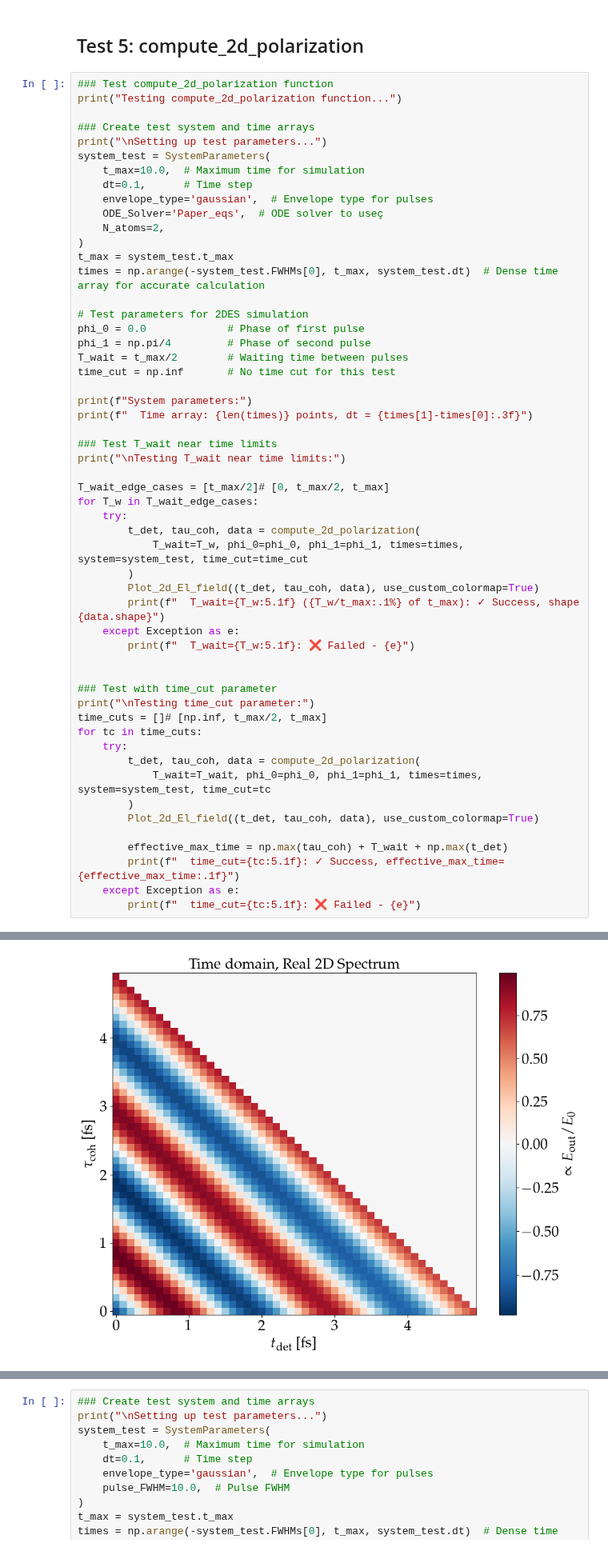
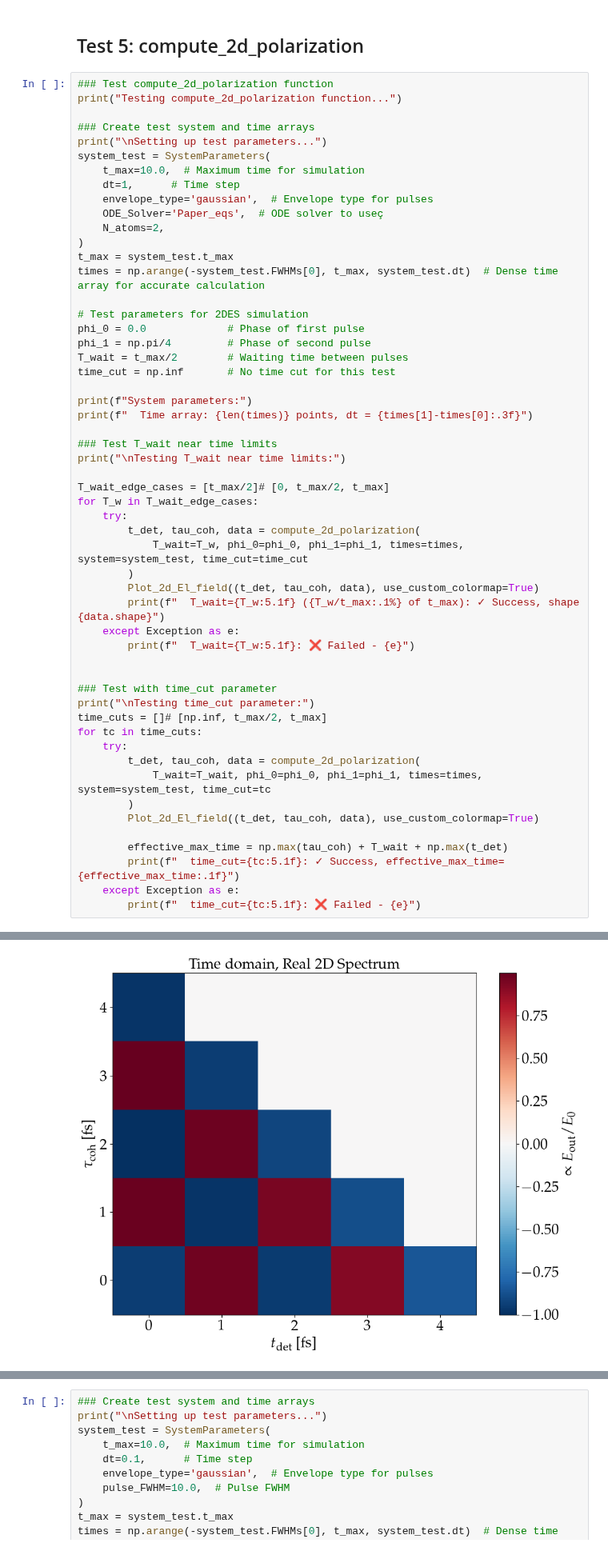
Before and after one commit to LBPhysics/2025_master_thesis_leopold_bodamer, a Jupyter notebook: code/python/notebooks/test_spectroscopy.ipynb, the cells around one changed output, grey strips where cells are left out. Shown at 80% size. Cells and saved outputs as stored; diff of their text form.

```diff
--- a/code/python/notebooks/test_spectroscopy.ipynb
+++ b/code/python/notebooks/test_spectroscopy.ipynb
@@ -777,7 +777,7 @@ print("Testing compute_2d_polarization function...")
 print("\nSetting up test parameters...")
 system_test = SystemParameters(
     t_max=10.0,  # Maximum time for simulation
-    dt=0.1,      # Time step
+    dt=1,      # Time step
     envelope_type='gaussian',  # Envelope type for pulses
     ODE_Solver='Paper_eqs',  # ODE solver to useç
     N_atoms=2,
@@ -832,4 +832,4 @@ System parameters:
 
 Testing T_wait near time limits:
 Plot not saved. Ensure 'save' is True and 'output_dir' is specified.
-[figure, old version]
+[figure, new version]
```
Also changed, not shown: parts of 2 cells of this notebook, 2 other files.
